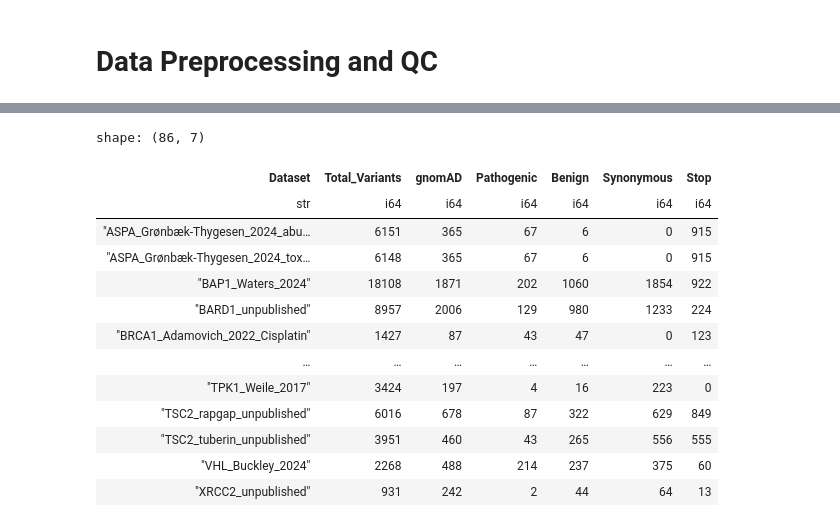
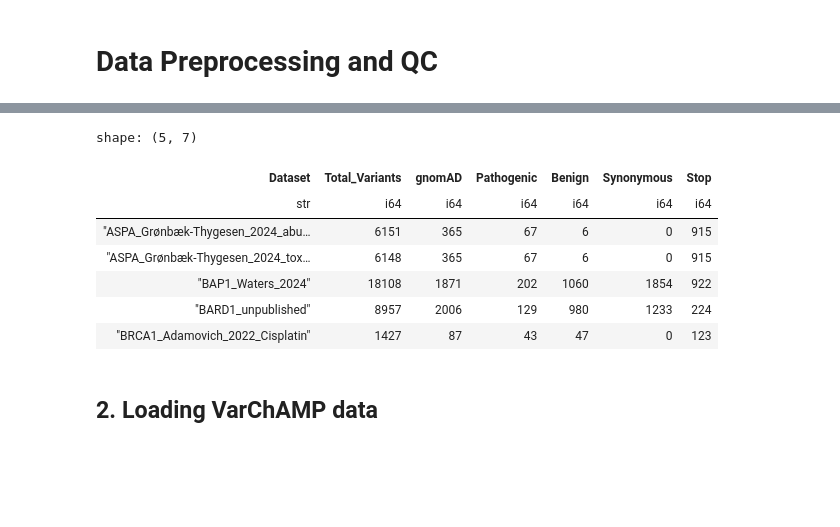
Before and after one commit to broadinstitute/2025_Pillar_VarChAMP, a Jupyter notebook: 1_allele_collection/2_analyses/1_data_qc.ipynb, the cells around one changed output, grey strips where cells are left out. Drawn from its saved outputs; the diff is of its cells as text; code cells hidden in the pictures; blank space fills up the shorter version.

```diff
--- a/1_allele_collection/2_analyses/1_data_qc.ipynb
+++ b/1_allele_collection/2_analyses/1_data_qc.ipynb
@@ -30,19 +43,15 @@ shape: (902_152, 59)
 # %%
 pillar_summary_df = pl.read_csv("../1_inputs/raw_inputs/pillar_data/summary_pp_df_051325_expanded.tsv", separator="\t", schema_overrides={"Chrom": pl.String, 'aa_pos': pl.String, 'auth_reported_score': pl.String})
-pillar_summary_df
+pillar_summary_df.head()
 # %% [output]
-shape: (86, 7)
+shape: (5, 7)
 | Dataset | Total_Variants | gnomAD | Pathogenic | Benign | Synonymous | Stop |
 | str | i64 | i64 | i64 | i64 | i64 | i64 |
 | "ASPA_Grønbæk-Thygesen_2024_abu… | 6151 | 365 | 67 | 6 | 0 | 915 |
 | "ASPA_Grønbæk-Thygesen_2024_tox… | 6148 | 365 | 67 | 6 | 0 | 915 |
 | "BAP1_Waters_2024" | 18108 | 1871 | 202 | 1060 | 1854 | 922 |
 | "BARD1_unpublished" | 8957 | 2006 | 129 | 980 | 1233 | 224 |
 | "BRCA1_Adamovich_2022_Cisplatin" | 1427 | 87 | 43 | 47 | 0 | 123 |
-| … | … | … | … | … | … | … |
-| "TPK1_Weile_2017" | 3424 | 197 | 4 | 16 | 223 | 0 |
-| "TSC2_rapgap_unpublished" | 6016 | 678 | 87 | 322 | 629 | 849 |
-| "TSC2_tuberin_unpublished" | 3951 | 460 | 43 | 265 | 556 | 555 |
-| "VHL_Buckley_2024" | 2268 | 488 | 214 | 237 | 375 | 60 |
-| "XRCC2_unpublished" | 931 | 242 | 2 | 44 | 64 | 13 |
+# %% [markdown]
+## 2. Loading VarChAMP data
 # %%
```
Also changed, not shown: parts of 10 cells of this notebook, 48 other files.
